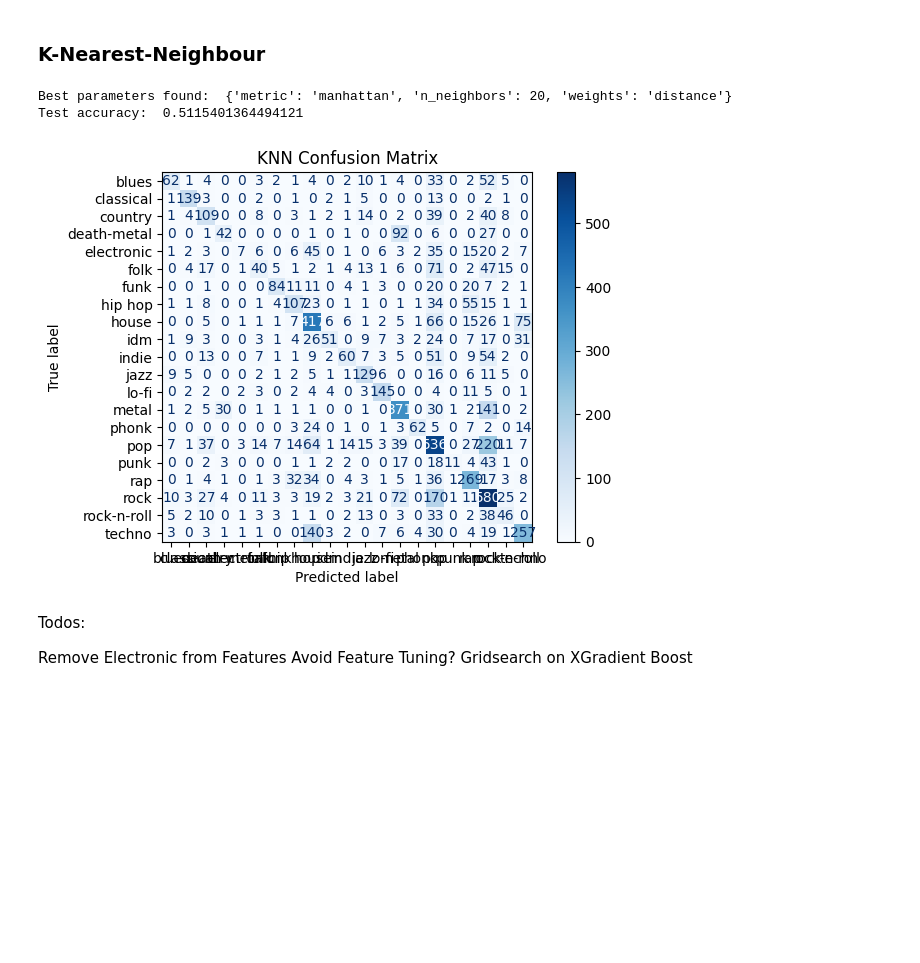
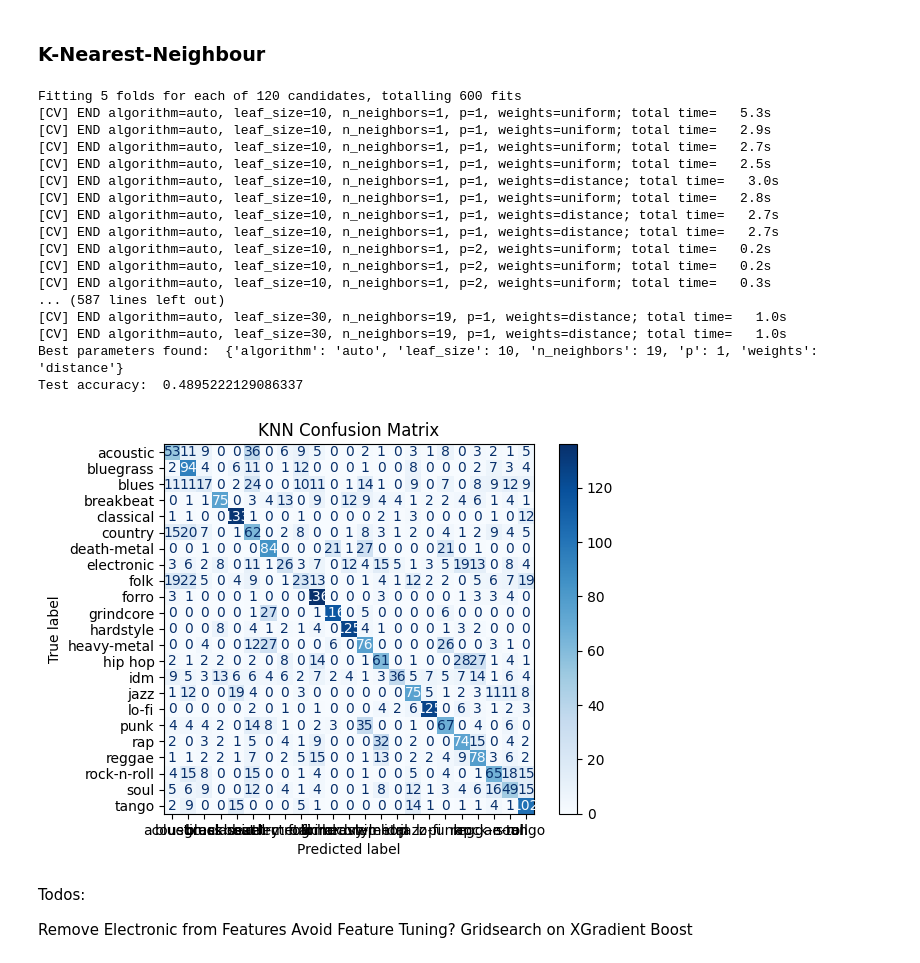
Before and after one commit to agresdominik/predictify, a Jupyter notebook: src/ai_analysis/genre_prediction.ipynb, the cells around one changed output. Saved outputs shown, nothing was run; the diff lists cells and outputs as text; code cells hidden in the pictures; blank space fills up the shorter version.

```diff
--- a/src/ai_analysis/genre_prediction.ipynb
+++ b/src/ai_analysis/genre_prediction.ipynb
@@ -232,5 +208,0 @@ y_labels_normalized = [genre_mapping.get(label, label) for label in y_labels_nor
-# %%
-# Or remove hip hop
-
-X = X[np.array(y_labels_normalized) != "hip hop"]
-y_labels_normalized = np.array(y_labels_normalized)[np.array(y_labels_normalized) != "hip hop"]
@@ -347,7 +316,7 @@ Class counts: Counter({'pop': 5097, 'house': 3185, 'rock': 3134, 'metal': 2951,
 import pandas as pd
 import numpy as np
 
-CORRELATING_VALUE = 0.95
+CORRELATING_VALUE = 0.90
 
 X = X_filtered
 
@@ -412,0 +417,9 @@ Test set shape: (6730, 39) (6730,)
+# %%
+from sklearn.impute import SimpleImputer
+
+# 2) Fit imputer on TRAIN only
+imputer = SimpleImputer(strategy='median')
+X_train = imputer.fit_transform(X_train)
+
+# 3) Apply the same imputer to TEST
+X_test  = imputer.transform(X_test)
@@ -412,0 +428,9 @@ Test set shape: (6730, 39) (6730,)
+# %%
+from sklearn.preprocessing import StandardScaler
+
+scaler = StandardScaler()
+X_train = scaler.fit_transform(X_train)  # learns mean/std from TRAIN
+X_test  = scaler.transform(X_test)       # applies TRAIN stats to TEST
+
+print("Training set shapes:", X_train.shape, y_train.shape)
+print("Test     set shapes:", X_test.shape,  y_test.shape)
@@ -533,40 +560,64 @@ KeyboardInterrupt:
 # %%
 from sklearn.neighbors import KNeighborsClassifier
 from sklearn.model_selection import GridSearchCV
 from sklearn.metrics import accuracy_score
 
 param_grid = {
-    'n_neighbors': list(range(1, 41)),         # Try k from 1 to 30
-    'weights': ['uniform', 'distance'],        # Weight function
-    'metric': ['euclidean', 'manhattan']       # Distance metrics
+    'n_neighbors': list(range(1, 21, 2)),    # bias–variance trade-off
+    'weights': ['uniform', 'distance'],         # equal vs. distance-based voting
+    'p': [1, 2],                                # Manhattan vs. Euclidean
+    'algorithm': ['auto'],
+    'leaf_size': [10, 20, 30],              # affects speed of tree-based searches
 }
 
 knn = KNeighborsClassifier()
-grid_search = GridSearchCV(knn, param_grid, cv=5, scoring='accuracy')
+grid_search = GridSearchCV(
+    knn,
+    param_grid,
+    cv=5,
+    scoring='accuracy',
+    n_jobs=-1,
+    verbose=2
+    )
 grid_search.fit(X_train, y_train)
 
 print("Best parameters found: ", grid_search.best_params_)
 
 # Predict using best estimator
 best_knn = grid_search.best_estimator_
 y_pred = best_knn.predict(X_test)
 
 # Evaluate
 print("Test accuracy: ", accuracy_score(y_test, y_pred))
 
 from sklearn.metrics import confusion_matrix, ConfusionMatrixDisplay
 import matplotlib.pyplot as plt
 
 # Confusion Matrix
 cm = confusion_matrix(y_test, y_pred)
 disp = ConfusionMatrixDisplay(confusion_matrix=cm, display_labels=le.classes_)
 disp.plot(cmap=plt.cm.Blues)
 plt.title("KNN Confusion Matrix")
 plt.show()
 # %% [output]
-Best parameters found:  {'metric': 'manhattan', 'n_neighbors': 20, 'weights': 'distance'}
-Test accuracy:  0.5115401364494121
+Fitting 5 folds for each of 120 candidates, totalling 600 fits
+[CV] END algorithm=auto, leaf_size=10, n_neighbors=1, p=1, weights=uniform; total time=   5.3s
+[CV] END algorithm=auto, leaf_size=10, n_neighbors=1, p=1, weights=uniform; total time=   2.9s
+[CV] END algorithm=auto, leaf_size=10, n_neighbors=1, p=1, weights=uniform; total time=   2.7s
+[CV] END algorithm=auto, leaf_size=10, n_neighbors=1, p=1, weights=uniform; total time=   2.5s
+[CV] END algorithm=auto, leaf_size=10, n_neighbors=1, p=1, weights=distance; total time=   3.0s
+[CV] END algorithm=auto, leaf_size=10, n_neighbors=1, p=1, weights=uniform; total time=   2.8s
+[CV] END algorithm=auto, leaf_size=10, n_neighbors=1, p=1, weights=distance; total time=   2.7s
+[CV] END algorithm=auto, leaf_size=10, n_neighbors=1, p=1, weights=distance; total time=   2.7s
+[CV] END algorithm=auto, leaf_size=10, n_neighbors=1, p=2, weights=uniform; total time=   0.2s
+[CV] END algorithm=auto, leaf_size=10, n_neighbors=1, p=2, weights=uniform; total time=   0.2s
+[CV] END algorithm=auto, leaf_size=10, n_neighbors=1, p=2, weights=uniform; total time=   0.3s
+... (587 lines left out)
+[CV] END algorithm=auto, leaf_size=30, n_neighbors=19, p=1, weights=distance; total time=   1.0s
+[CV] END algorithm=auto, leaf_size=30, n_neighbors=19, p=1, weights=distance; total time=   1.0s
+Best parameters found:  {'algorithm': 'auto', 'leaf_size': 10, 'n_neighbors': 19, 'p': 1, 'weights': 'distance'}
+Test accuracy:  0.4895222129086337
-[figure, old version]
+[figure, new version]
 # %% [markdown]
 Todos:
 
```
Also changed, not shown: parts of 44 cells of this notebook, 8 other files.
